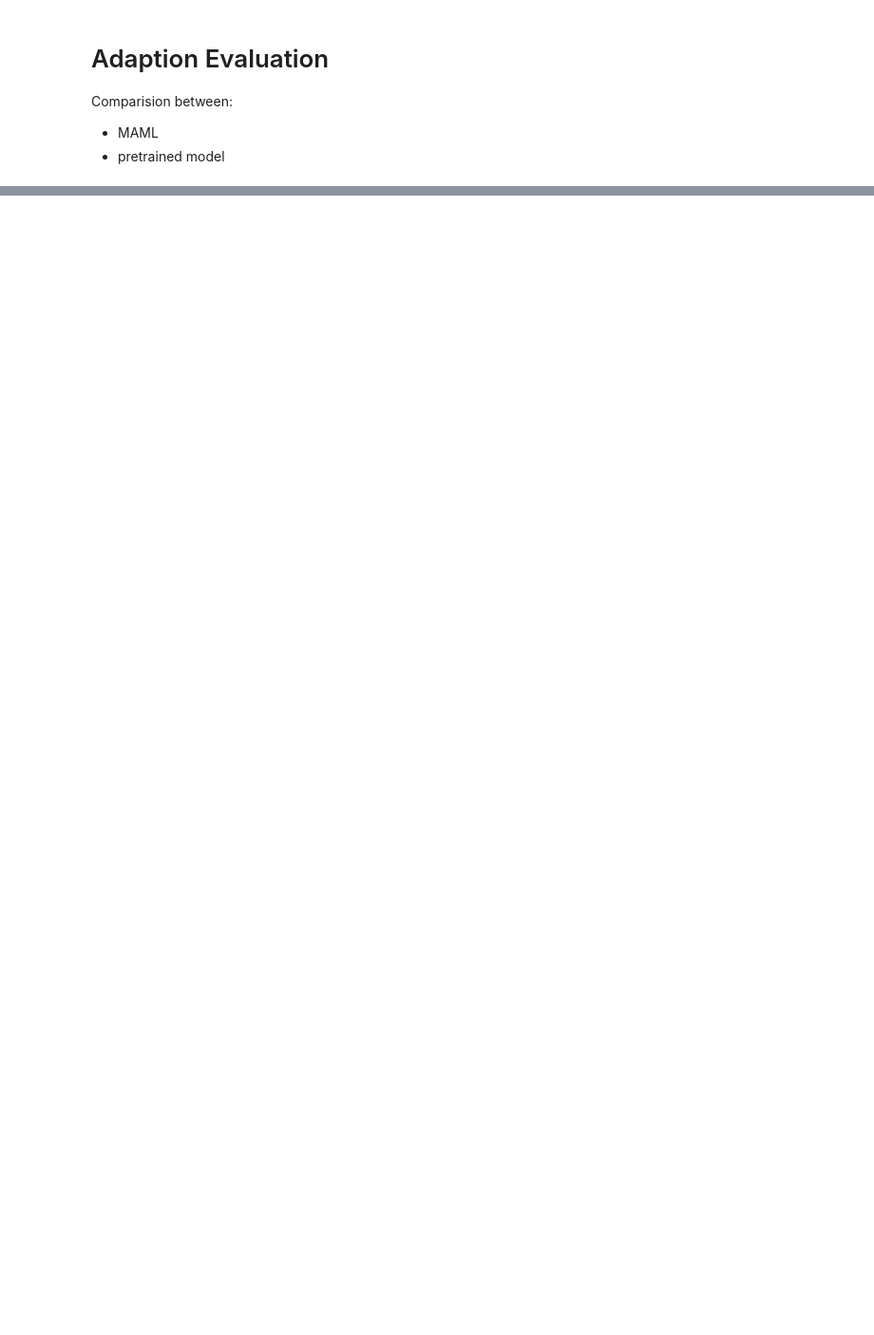
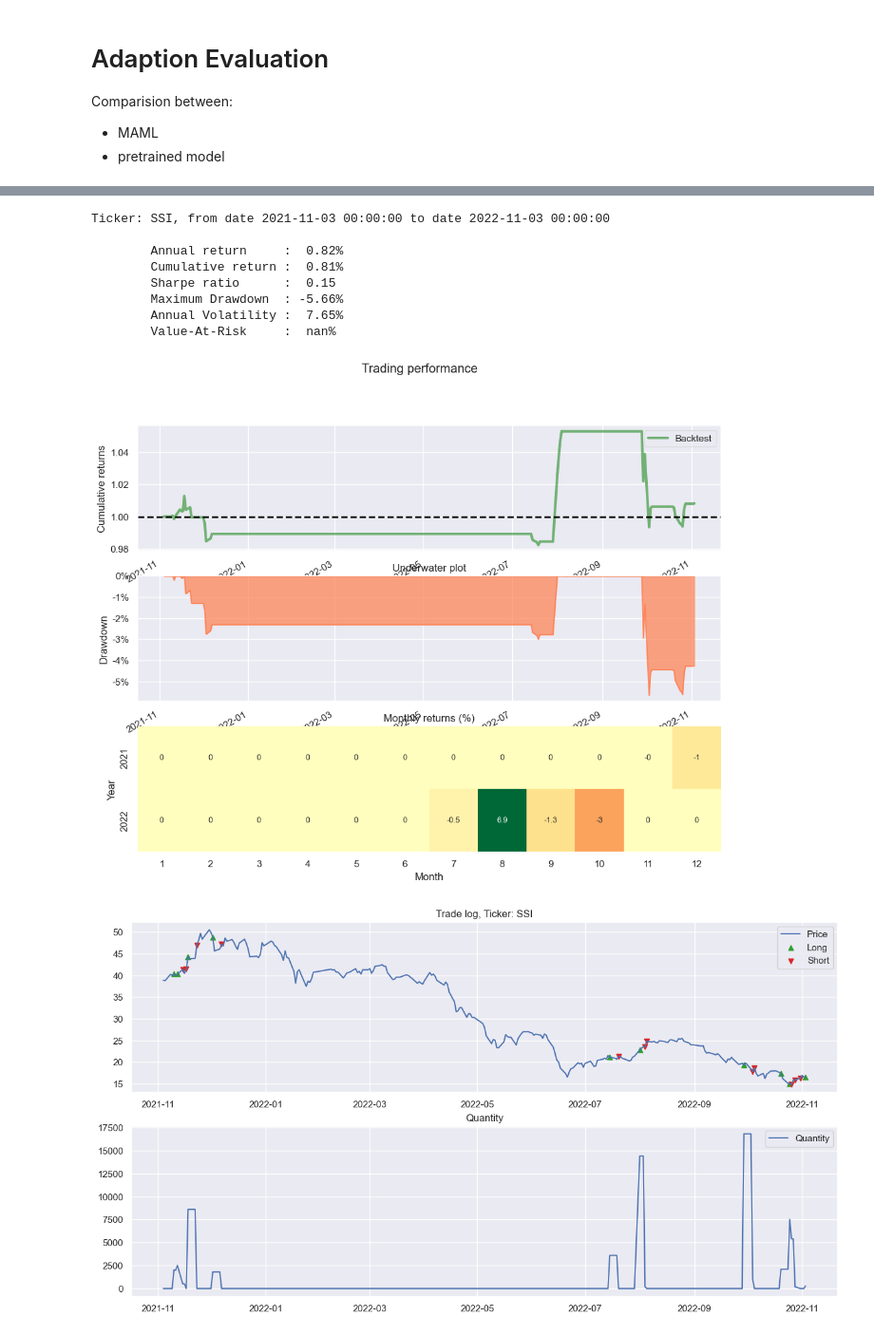
Before and after one commit to minhmanminhman/stock-env, a Jupyter notebook: notebooks/evaluate_adaption.ipynb, the cells around one changed output, grey strips where cells are left out. Shown at 95% size. Drawn from its saved outputs; the diff is of its cells as text; code cells hidden in the pictures; blank space fills up the shorter version.

Commit message:
update plotting notebook

```diff
--- a/notebooks/evaluate_adaption.ipynb
+++ b/notebooks/evaluate_adaption.ipynb
@@ -127,0 +62,10 @@ random_df = df_result[df_result.model_type == 'random']
+# %%
+ARGS_PATH = "../configs/maml.yaml"
+ENV_ID = "VNALL-v0"
+METHODS_STATE_DICT = {
+    "random": None,
+    "maml": "../model/maml_sp500_20221218_112927.pth",
+}
+exp = ExperimentManager(
+    args_path=ARGS_PATH, env_id=ENV_ID, methods_state_dict=METHODS_STATE_DICT
+)
@@ -127,0 +122,7 @@ random_df = df_result[df_result.model_type == 'random']
+# %%
+trading_performance, params = exp.mass_trading_performance(
+    methods=["maml"],
+    maybe_num_tasks=["SSI"],
+    total_adapt_steps=5,
+)
+trading_performance
@@ -128 +179,61 @@ random_df = df_result[df_result.model_type == 'random']
+# %%
+ENV_ID = 'VNALL-v0'
+TASK = 'SSI'
+ITH_ADAPT_STEP = 2
+
+args = open_config('../configs/maml.yaml', env_id=ENV_ID)
+envs = MetaVectorEnv([lambda: gym.make(ENV_ID) for _ in range(1)])
+agent = MetaAgent(envs=envs, hiddens=args.hiddens)
+agent.load_state_dict(params['maml']['SSI'][ITH_ADAPT_STEP])
+
+envs.train(False)
+envs.reset_task(TASK)
+
+info = play_an_episode(agent, envs)
+df = info["final_info"][0]["final_history"]
+
+returns = df.set_index('time')["portfolio_value"].pct_change()
+perf = create_performance(returns, plot=True)
+
+plot_trade_log_v2(df)
+
+# portfolio value from hodling
+df["pv_from_holding"] = vbt.Portfolio.from_holding(
+    df.close, init_cash=envs.envs[0].init_cash
+).value()
+df = df.set_index("time")
+ticker = df["ticker_x"].unique()[0]
+
+fig = go.Figure()
+fig.update_layout(width=800, height=500)
+fig.update_layout(title=f"Buy-n-Hold Comparision, Ticker: {ticker}", title_x=0.5)
+fig.update_xaxes(title_text="Date")
+fig.update_yaxes(title_text="Portfolio Value (VND)")
+
+df["portfolio_value"].vbt.plot_against(
+    other=df["pv_from_holding"],
+    other_trace_kwargs=dict(
+        line=dict(width=2, color="dimgray"), mode="lines", name="Buy-n-Hold"
+    ),
+    trace_kwargs=dict(
+        mode="lines+markers",
+        line=dict(width=3, color="lightslategray"),
+        name="MAML",
+    ),
+    pos_trace_kwargs=dict(fillcolor="palegreen"),
+    neg_trace_kwargs=dict(fillcolor="salmon"),
+    fig=fig,
+)
+fig.show()
+# %% [output]
+Ticker: SSI, from date 2021-11-03 00:00:00 to date 2022-11-03 00:00:00
+
+        Annual return     :  0.82%
+        Cumulative return :  0.81%
+        Sharpe ratio      :  0.15
+        Maximum Drawdown  : -5.66%
+        Annual Volatility :  7.65%
+        Value-At-Risk     :  nan%
+[figure, added]
+[figure, added]
 # %%
```
Also changed, not shown: parts of 10 cells of this notebook, 1 other file.
